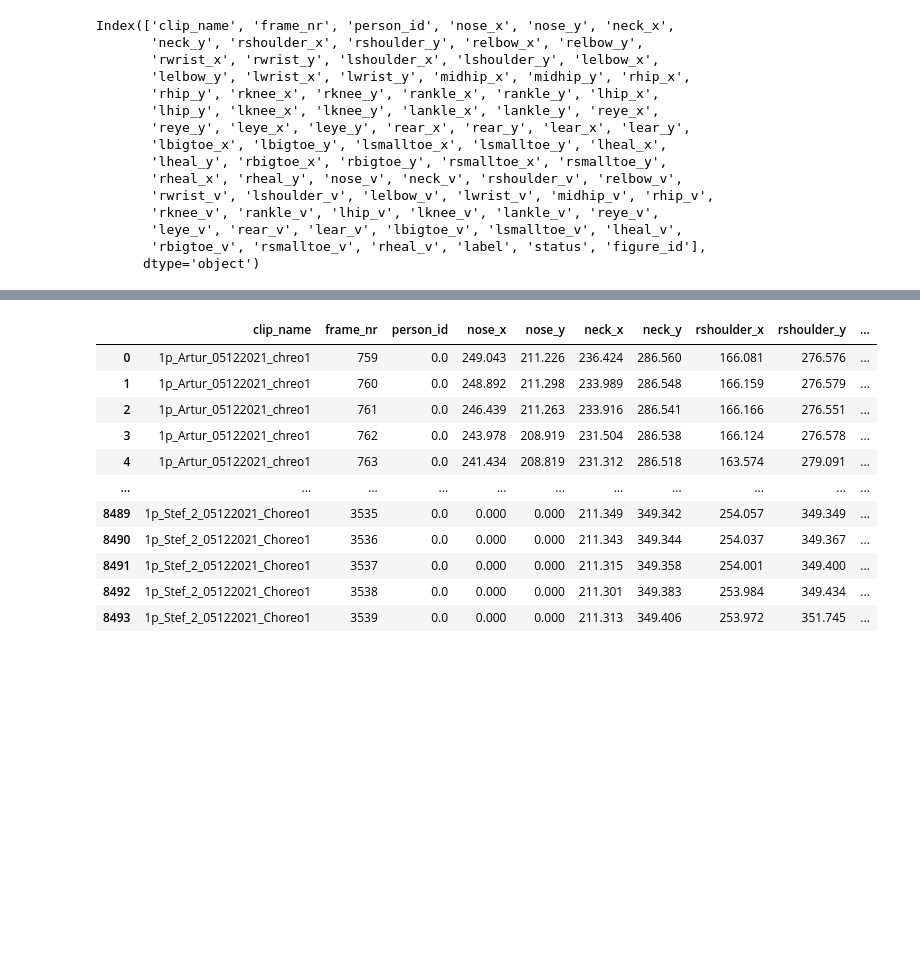
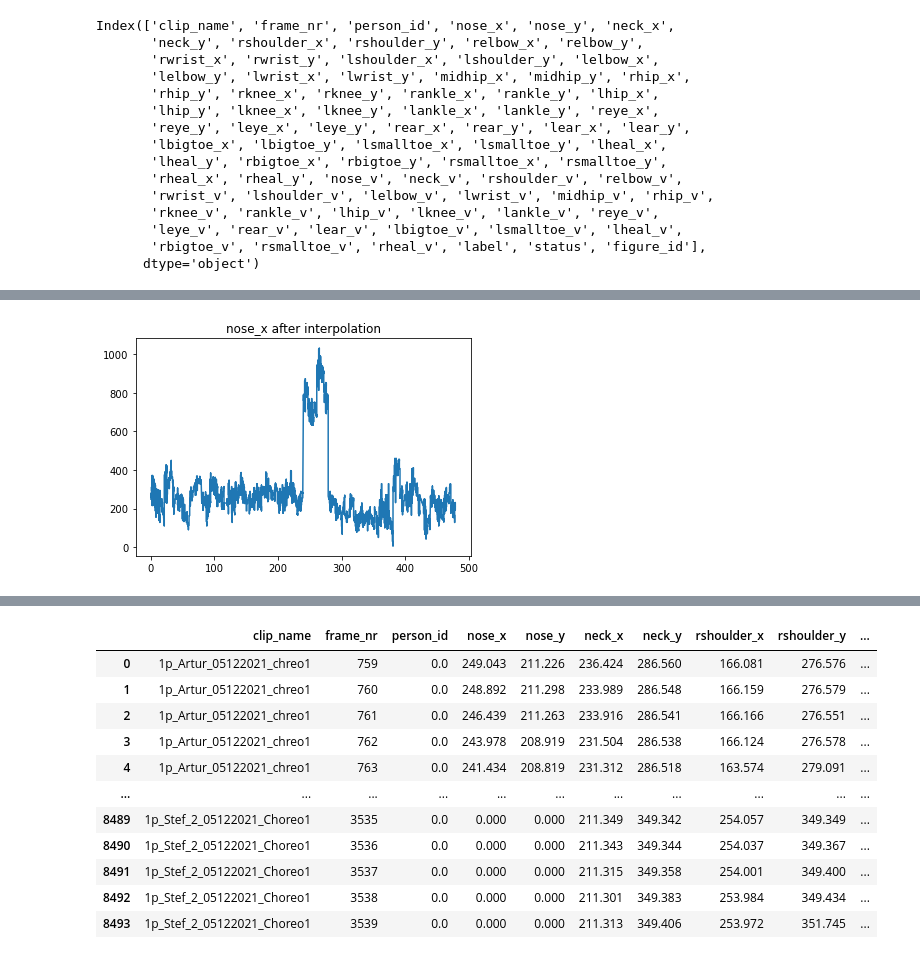
Before and after one commit to abergues/Model-test, a Jupyter notebook: Data_Preparation.ipynb, the cells around one changed output, grey strips where cells are left out. Saved outputs shown, nothing was run; the diff lists cells and outputs as text; code cells hidden in the pictures; blank space fills up the shorter version.

```diff
--- a/Data_Preparation.ipynb
+++ b/Data_Preparation.ipynb
@@ -66,0 +82,24 @@ Index(['clip_name', 'frame_nr', 'person_id', 'nose_x', 'nose_y', 'neck_x',
+# %%
+# Replace "0" by NaN in with numpy
+# Then, use pandas to do linear interpolat0ion of NaN values
+
+cols = ['nose_x', 'nose_y', 'neck_x',
+       'neck_y', 'rshoulder_x', 'rshoulder_y', 'relbow_x', 'relbow_y',
+       'rwrist_x', 'rwrist_y', 'lshoulder_x', 'lshoulder_y', 'lelbow_x',
+       'lelbow_y', 'lwrist_x', 'lwrist_y', 'midhip_x', 'midhip_y', 'rhip_x',
+       'rhip_y', 'rknee_x', 'rknee_y', 'rankle_x', 'rankle_y', 'lhip_x',
+       'lhip_y', 'lknee_x', 'lknee_y', 'lankle_x', 'lankle_y', 'reye_x',
+       'reye_y', 'leye_x', 'leye_y', 'rear_x', 'rear_y', 'lear_x', 'lear_y',
+       'lbigtoe_x', 'lbigtoe_y', 'lsmalltoe_x', 'lsmalltoe_y', 'lheal_x',
+       'lheal_y', 'rbigtoe_x', 'rbigtoe_y', 'rsmalltoe_x', 'rsmalltoe_y',
+       'rheal_x', 'rheal_y']
+
+data[cols] = data[cols].replace({0.:np.nan})
+data.interpolate(method='linear', columns=cols, inplace=True)
+# %%
+# example after interpolation
+plt.plot(data["nose_x"])
+plt.title("nose_x after interpolation")
+plt.show()
+# %% [output]
+[figure, added]
```
Also changed, not shown: parts of 26 cells of this notebook.
